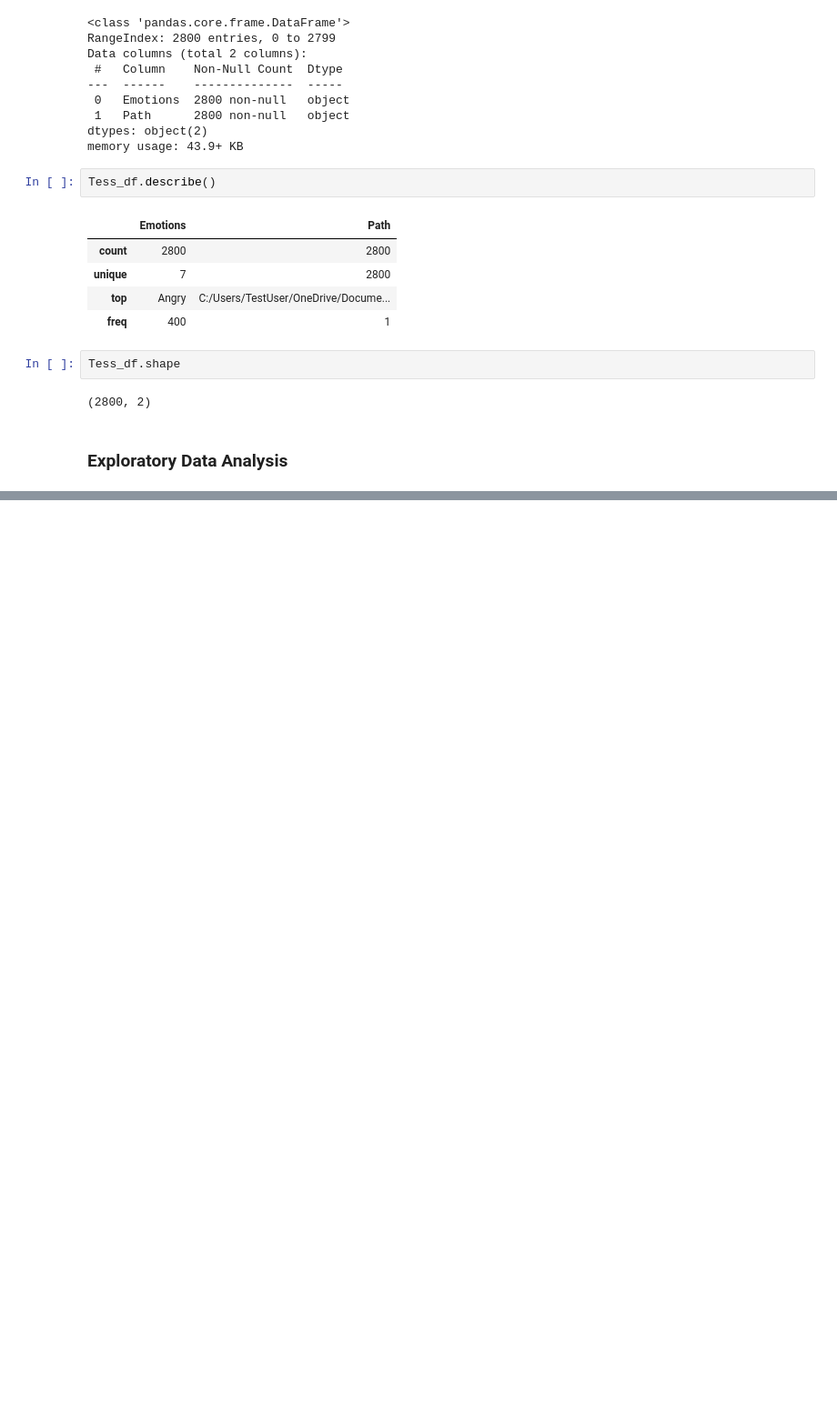
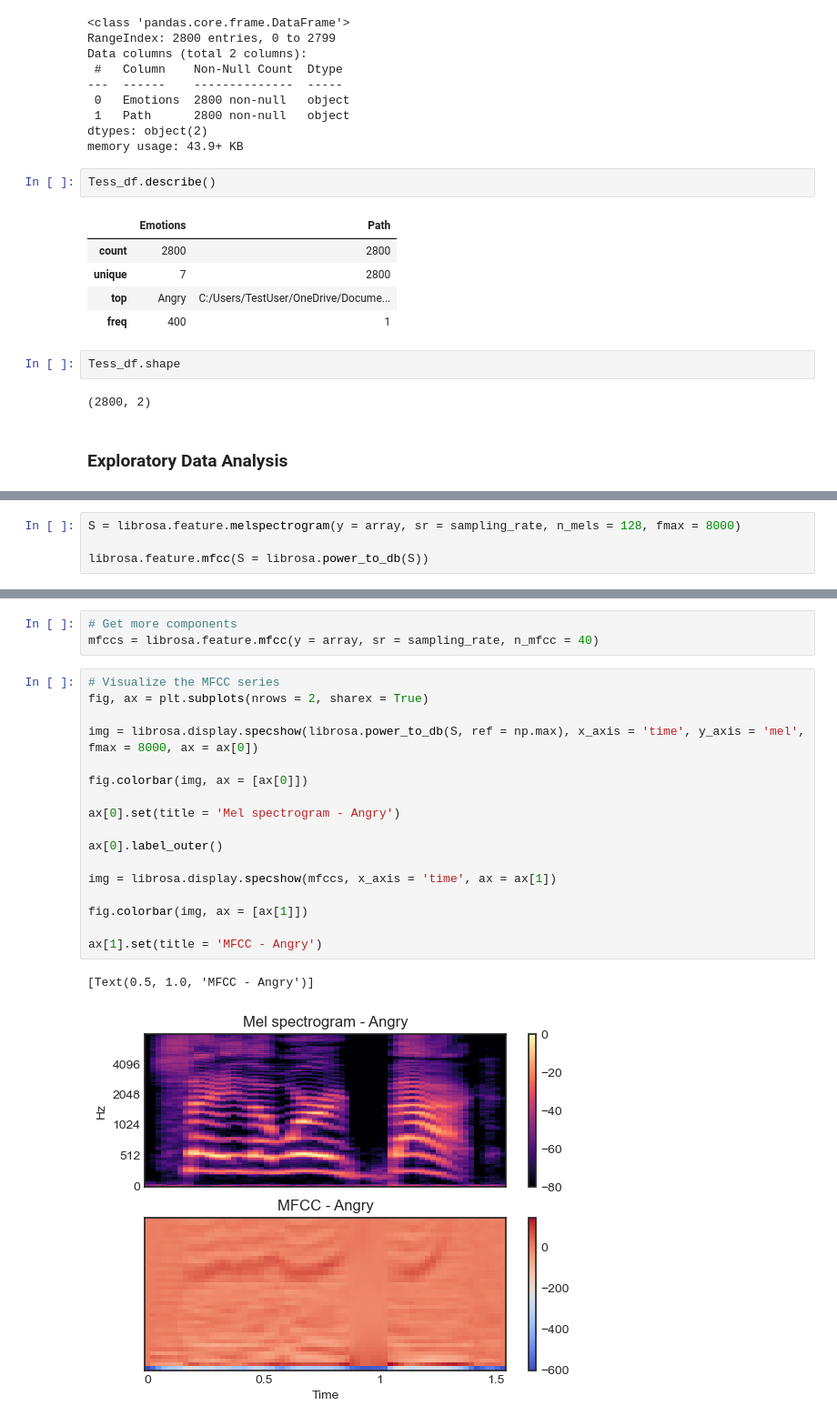
Before and after one commit to sehanks/DS400-Hanks, a Jupyter notebook: SER.ipynb, the cells around one changed output, grey strips where cells are left out. Shown at 91% size. Drawn from its saved outputs; the diff is of its cells as text; blank space fills up the shorter version.

```diff
--- a/SER.ipynb
+++ b/SER.ipynb
@@ -144,0 +224,4 @@ Tess_df.shape
+# %%
+S = librosa.feature.melspectrogram(y = array, sr = sampling_rate, n_mels = 128, fmax = 8000)
+
+librosa.feature.mfcc(S = librosa.power_to_db(S))
@@ -144,0 +242,23 @@ Tess_df.shape
+# %%
+# Get more components
+mfccs = librosa.feature.mfcc(y = array, sr = sampling_rate, n_mfcc = 40)
+# %%
+# Visualize the MFCC series
+fig, ax = plt.subplots(nrows = 2, sharex = True)
+
+img = librosa.display.specshow(librosa.power_to_db(S, ref = np.max), x_axis = 'time', y_axis = 'mel', fmax = 8000, ax = ax[0])
+
+fig.colorbar(img, ax = [ax[0]])
+
+ax[0].set(title = 'Mel spectrogram - Angry')
+
+ax[0].label_outer()
+
+img = librosa.display.specshow(mfccs, x_axis = 'time', ax = ax[1])
+
+fig.colorbar(img, ax = [ax[1]])
+
+ax[1].set(title = 'MFCC - Angry')
+# %% [output]
+[Text(0.5, 1.0, 'MFCC - Angry')]
+[figure, added]
```
Also changed, not shown: parts of 61 cells of this notebook.
